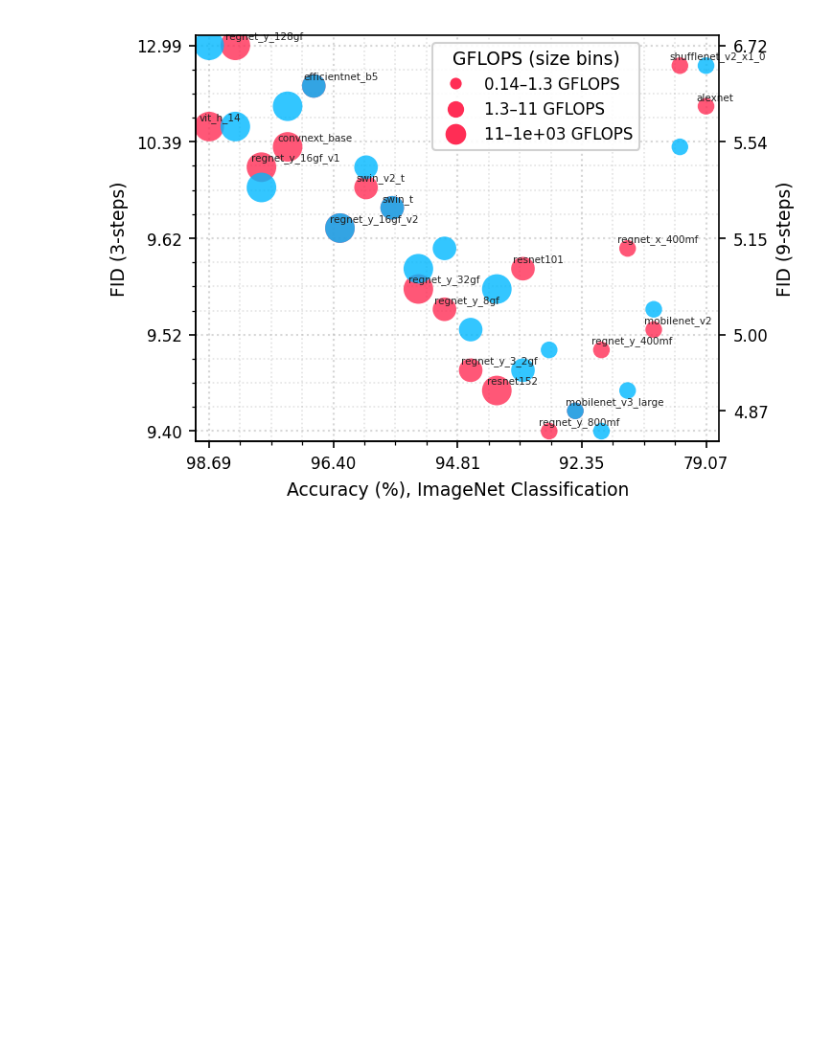
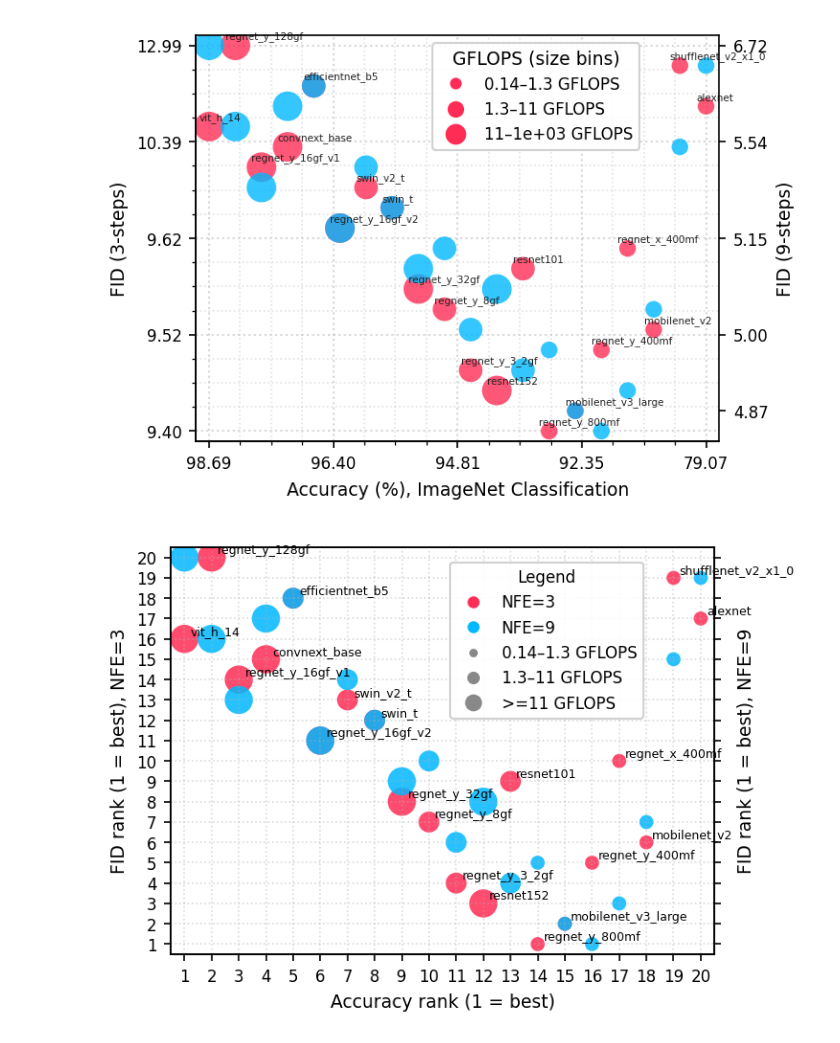
Before and after one commit to scpark20/logpx_samplers, a Jupyter notebook: paper/acc_vs_fid.ipynb, the cells around one changed output. Saved outputs shown, nothing was run; the diff lists cells and outputs as text; code cells hidden in the pictures; blank space fills up the shorter version.

```diff
--- a/paper/acc_vs_fid.ipynb
+++ b/paper/acc_vs_fid.ipynb
@@ -890,3 +890,78 @@ plt.tight_layout()
 plt.show()
 # %% [output]
 [figure]
+# %%
+import numpy as np, matplotlib.pyplot as plt
+from matplotlib.lines import Line2D
+
+# (name, Acc@5, GFLOPS, FID@3)
+raw = [
+  ("vit_h_14",98.694,1016.72,10.71), ("regnet_y_128gf",97.844,127.52,12.99),
+  ("regnet_y_16gf_v1",97.244,15.91,9.97), ("convnext_base",96.870,15.36,10.28),
+  ("efficientnet_b5",96.628,10.27,11.53), ("regnet_y_16gf_v2",96.328,15.91,9.63),
+  ("swin_v2_t",96.132,5.94,9.73), ("swin_t",95.776,4.49,9.65),
+  ("regnet_y_32gf",95.340,32.28,9.55), ("regnet_y_8gf",95.048,8.47,9.54),
+  ("regnet_y_3_2gf",94.576,3.18,9.50), ("resnet152",94.046,11.51,9.49),
+  ("resnet101",93.546,7.80,9.59), ("regnet_y_800mf",93.136,0.83,9.40),
+  ("mobilenet_v3_large",92.566,0.22,9.44), ("regnet_y_400mf",91.716,0.40,9.50),
+  ("regnet_x_400mf",90.950,0.41,9.60), ("mobilenet_v2",90.286,0.30,9.52),
+  ("shufflenet_v2_x1_0",88.316,0.14,11.57), ("alexnet",79.066,0.71,11.20),
+]
+fid9 = np.array([6.72,5.61,5.32,5.78,6.01,5.21,5.34,5.29,5.04,5.10,
+                 5.01,5.03,4.98,4.99,4.87,4.87,4.93,5.03,5.51,6.22])
+
+names, acc5, gflops, fid3 = map(np.array, zip(*raw)); N = len(names)
+
+# ranks (1=best)
+acc_rank = np.empty(N,int); acc_rank[np.argsort(-acc5)] = np.arange(1,N+1)
+r3 = np.empty(N,int); r3[np.argsort(fid3)] = np.arange(1,N+1)
+r9 = np.empty(N,int); r9[np.argsort(fid9)] = np.arange(1,N+1)
+
+# marker sizes from GFLOPS (3 log-quantile bins)
+lx = np.log10(gflops + 1e-12)
+edges = 10**np.quantile(lx, [0, 1/3, 2/3, 1])
+sizes = np.array([50, 110, 200], float)
+bin_idx = np.clip(np.digitize(gflops, edges, right=False) - 1, 0, 2)
+svals = sizes[bin_idx]
+
+fig, ax = plt.subplots(figsize=(5.0,3.5), dpi=150)
+s1 = ax.scatter(acc_rank, r3, s=svals, c="#FF2D55", alpha=.85, edgecolors="none", label="NFE=3")
+s2 = ax.scatter(acc_rank, r9, s=svals, c="#00B8FF", alpha=.85, edgecolors="none", label="NFE=9")
+
+# label only FID@3 points
+for x,y,t in zip(acc_rank, r3, names):
+    ax.annotate(t, (x,y), xytext=(3,2), textcoords="offset points", fontsize=6)
+
+# rank ticks 1..20
+ticks = np.arange(1, N+1)
+ax.set_xlim(.5, N+.5); ax.set_ylim(.5, N+.5)
+ax.set_xticks(ticks); ax.set_xticklabels([str(t) for t in ticks])
+ax.set_yticks(ticks); ax.set_yticklabels([str(t) for t in ticks])
+
+# right y-axis label
+right = ax.twinx()
+right.set_ylim(ax.get_ylim()); right.set_yticks(ticks); right.set_yticklabels([""]*N)
+right.set_ylabel("FID rank (1 = best), NFE=9")
+
+ax.set_xlabel("Accuracy rank (1 = best)")
+ax.set_ylabel("FID rank (1 = best), NFE=3")
+ax.grid(True, ls=":", alpha=.45)
+
+# --- legend: NFE colors + GFLOPS size bins ---
+size_handles = []
+for i in range(3):
+    lo, hi = edges[i], edges[i+1]
+    lbl = f"{lo:.2g}–{hi:.2g} GFLOPS" if i < 2 else f">={lo:.2g} GFLOPS"
+    size_handles.append(Line2D([0],[0], marker='o', linestyle='',
+                               markersize=(sizes[i]**0.5)*0.6, markerfacecolor="#888",
+                               markeredgecolor='none', label=lbl))
+handles = [Line2D([0],[0], marker='o', linestyle='', markerfacecolor="#FF2D55",
+                  markeredgecolor='none', label="NFE=3"),
+           Line2D([0],[0], marker='o', linestyle='', markerfacecolor="#00B8FF",
+                  markeredgecolor='none', label="NFE=9")] + size_handles
+
+ax.legend(handles=handles, bbox_to_anchor=(0.5, 0.56), framealpha=.9, fontsize=8, title="Legend")
+
+plt.tight_layout(); plt.show()
+# %% [output]
+[figure, added]
```
Also changed, not shown: 15 other files.
